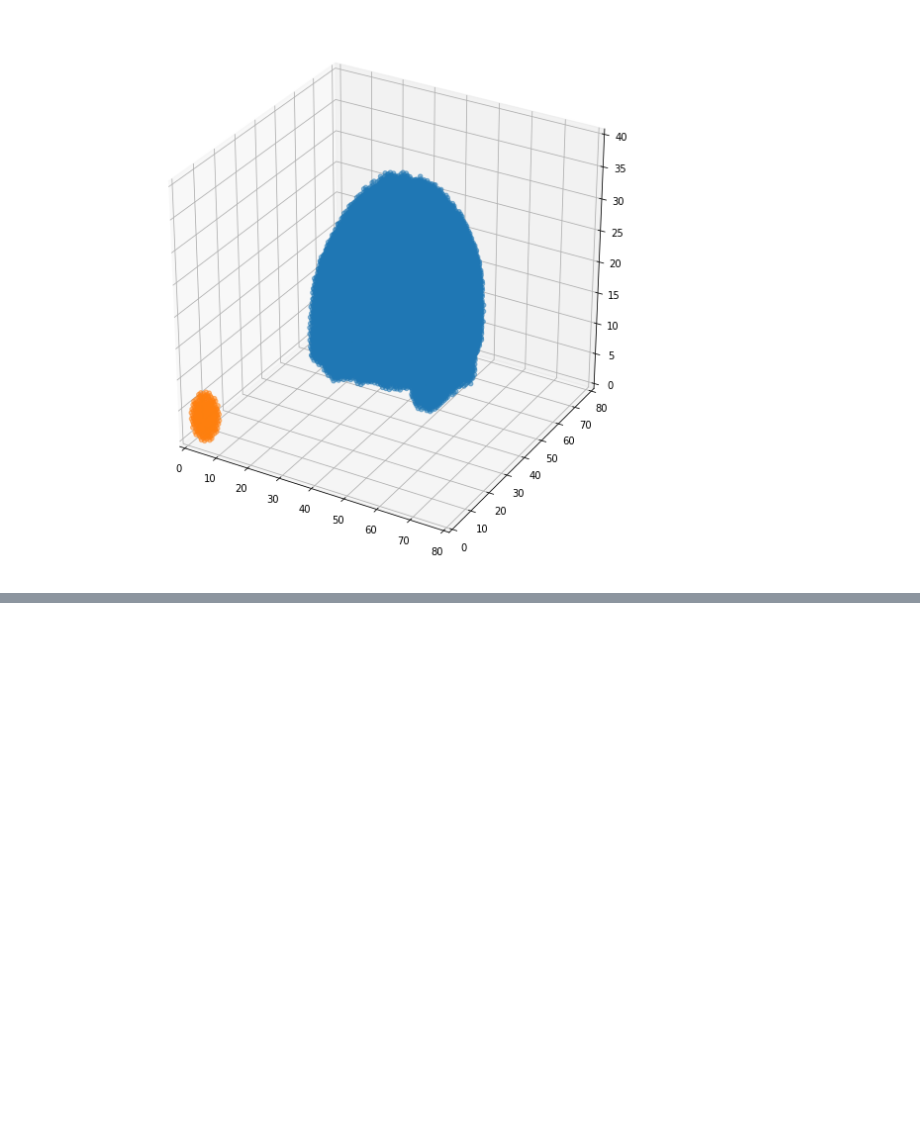
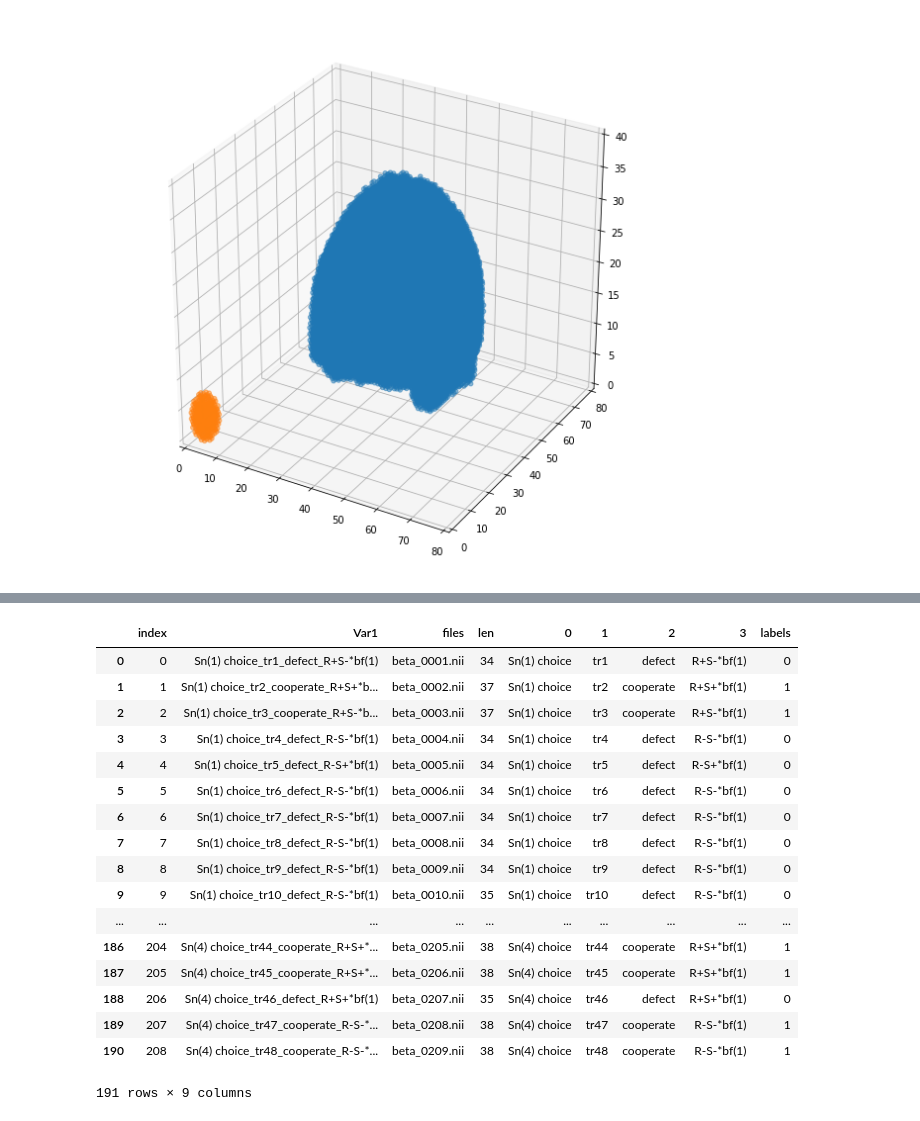
Before and after one commit to claire-lugrin/big_data_fmri, a Jupyter notebook: create_searchlight_roi.ipynb, the cells around one changed output, grey strips where cells are left out. Cells and saved outputs as stored; diff of their text form; code cells hidden in the pictures; blank space fills up the shorter version.

```diff
--- a/create_searchlight_roi.ipynb
+++ b/create_searchlight_roi.ipynb
@@ -115,0 +180,38 @@ for vox in range(0,coord_brain.shape[0],2500):
+# %%
+# make beta table
+ipath = "subj02/preproc_img_MVPA_norm_smooth"
+beta = "1stLevel_nob0_MVPA_trial_smooth"
+betap = "subj02/"+beta
+beta = pd.read_csv(betap+"/"+"beta_names.csv")
+betas = ["beta_"+str(i).zfill(4) +".nii" for i in range(1,220)]
+beta["var2"] = betas
+beta["len"] = beta["Var1"].apply(len)
+beta_clean = beta.query("len > 20")
+splits = beta_clean["Var1"].str.split("_",expand=True)
+beta_df = beta_clean.join(splits)
+beta_df.head()
+beta_df["labels"] = beta_df[2].map({"defect":0, "cooperate":1})
+beta_df = beta_df.rename(columns={"var2":"files"})
+#reset index because we removed rows
+beta_df=beta_df.reset_index()
+# %%
+beta_df
+# %% [output]
+|  | index | Var1 | files | len | 0 | 1 | 2 | 3 | labels |
+| 0 | 0 | Sn(1) choice_tr1_defect_R+S-*bf(1) | beta_0001.nii | 34 | Sn(1) choice | tr1 | defect | R+S-*bf(1) | 0 |
+| 1 | 1 | Sn(1) choice_tr2_cooperate_R+S+*b... | beta_0002.nii | 37 | Sn(1) choice | tr2 | cooperate | R+S+*bf(1) | 1 |
+| 2 | 2 | Sn(1) choice_tr3_cooperate_R+S-*b... | beta_0003.nii | 37 | Sn(1) choice | tr3 | cooperate | R+S-*bf(1) | 1 |
+| 3 | 3 | Sn(1) choice_tr4_defect_R-S-*bf(1) | beta_0004.nii | 34 | Sn(1) choice | tr4 | defect | R-S-*bf(1) | 0 |
+| 4 | 4 | Sn(1) choice_tr5_defect_R-S+*bf(1) | beta_0005.nii | 34 | Sn(1) choice | tr5 | defect | R-S+*bf(1) | 0 |
+| 5 | 5 | Sn(1) choice_tr6_defect_R-S-*bf(1) | beta_0006.nii | 34 | Sn(1) choice | tr6 | defect | R-S-*bf(1) | 0 |
+| 6 | 6 | Sn(1) choice_tr7_defect_R-S-*bf(1) | beta_0007.nii | 34 | Sn(1) choice | tr7 | defect | R-S-*bf(1) | 0 |
+| 7 | 7 | Sn(1) choice_tr8_defect_R-S-*bf(1) | beta_0008.nii | 34 | Sn(1) choice | tr8 | defect | R-S-*bf(1) | 0 |
+| 8 | 8 | Sn(1) choice_tr9_defect_R-S-*bf(1) | beta_0009.nii | 34 | Sn(1) choice | tr9 | defect | R-S-*bf(1) | 0 |
+| 9 | 9 | Sn(1) choice_tr10_defect_R-S-*bf(1) | beta_0010.nii | 35 | Sn(1) choice | tr10 | defect | R-S-*bf(1) | 0 |
+| ... | ... | ... | ... | ... | ... | ... | ... | ... | ... |
+| 186 | 204 | Sn(4) choice_tr44_cooperate_R+S+*... | beta_0205.nii | 38 | Sn(4) choice | tr44 | cooperate | R+S+*bf(1) | 1 |
+| 187 | 205 | Sn(4) choice_tr45_cooperate_R+S+*... | beta_0206.nii | 38 | Sn(4) choice | tr45 | cooperate | R+S+*bf(1) | 1 |
+| 188 | 206 | Sn(4) choice_tr46_defect_R+S+*bf(1) | beta_0207.nii | 35 | Sn(4) choice | tr46 | defect | R+S+*bf(1) | 0 |
+| 189 | 207 | Sn(4) choice_tr47_cooperate_R-S-*... | beta_0208.nii | 38 | Sn(4) choice | tr47 | cooperate | R-S-*bf(1) | 1 |
+| 190 | 208 | Sn(4) choice_tr48_cooperate_R-S-*... | beta_0209.nii | 38 | Sn(4) choice | tr48 | cooperate | R-S-*bf(1) | 1 |
+191 rows × 9 columns
```
Also changed, not shown: parts of 21 cells of this notebook.
